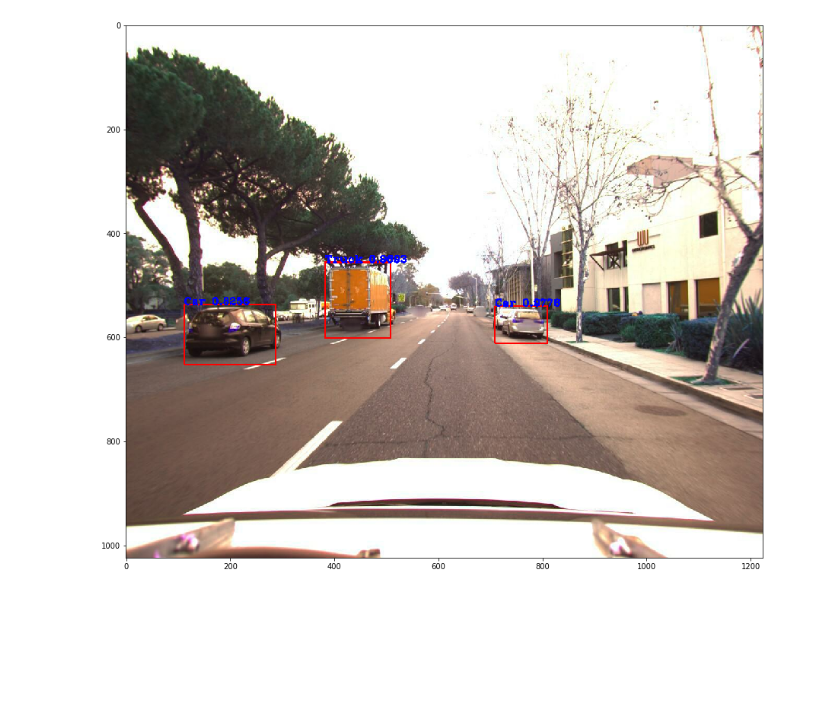
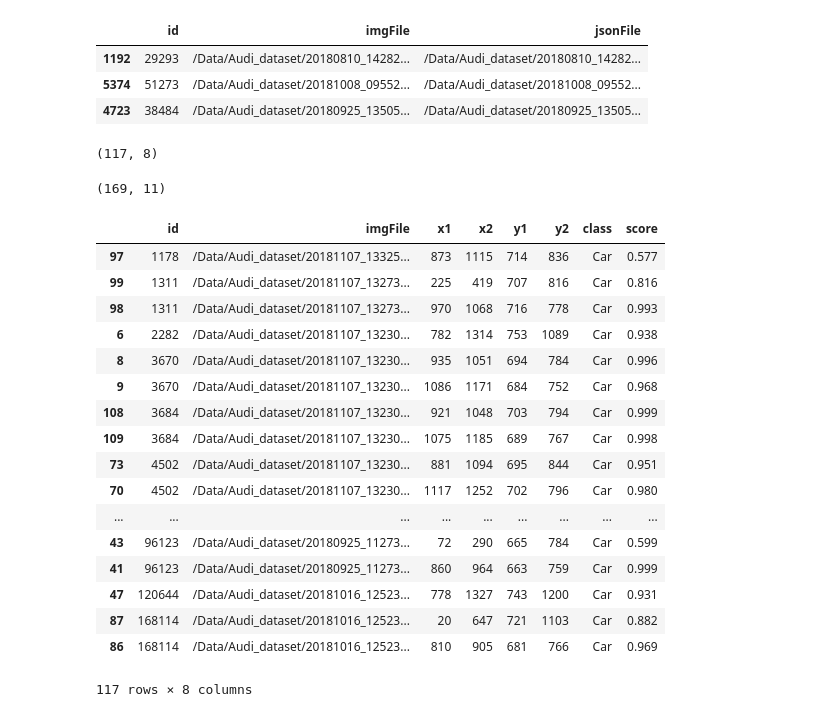
Before and after one commit to Suman-Saini/CapstoneProject_2, a Jupyter notebook: object_detection.ipynb, the cells around one changed output. Drawn from its saved outputs; the diff is of its cells as text; code cells hidden in the pictures; blank space fills up the shorter version.

```diff
--- a/object_detection.ipynb
+++ b/object_detection.ipynb
@@ -63,4 +63,30 @@ def detect():
-# %%
-detect()
-# %% [output]
-[figure, removed]
+# %%
+test_dataset = pd.read_csv('test.csv', index_col=0)
+test_dataset.head(3)
+# %% [output]
+|  | id | imgFile | jsonFile |
+| 1192 | 29293 | /Data/Audi_dataset/20180810_14282... | /Data/Audi_dataset/20180810_14282... |
+| 5374 | 51273 | /Data/Audi_dataset/20181008_09552... | /Data/Audi_dataset/20181008_09552... |
+| 4723 | 38484 | /Data/Audi_dataset/20180925_13505... | /Data/Audi_dataset/20180925_13505... |
+# %%
+cur_dir = os.getcwd()
+idx = 0
+df = pd.DataFrame(columns=['id','imgFile', 'x1', 'x2', 'y1', 'y2','class','score'])
+d = pd.DataFrame()
+for key, row in tqdm.tqdm(test_dataset[0:50].iterrows()):
+    outputs = detect(cur_dir+row['imgFile'])
+    boxes, objectness, classes, nums, wh = outputs
+    boxes, objectness, classes, nums = boxes[0], objectness[0], classes[0], nums[0]
+
+    for i in range(nums):
+        x1y1 = tuple((np.array(boxes[i][0:2]) * wh).astype(np.int32))
+        x2y2 = tuple((np.array(boxes[i][2:4]) * wh).astype(np.int32))
+        df.loc[idx] = pd.Series({'id':row['id'],'imgFile': row['imgFile'], 'x1': x1y1[0],
+                                 'x2': x2y2[0], 'y1':x1y1[1] , 'y2': x2y2[1],
+                                 'class':class_names[int(classes[i])],
+                                 'score':round(float(objectness[i]),3) })
+        idx += 1
+# %%
+df.shape
+# %% [output]
+(117, 8)
@@ -66,0 +97,26 @@ detect()
+# %%
+a = audiDf[audiDf.id.isin(arr)]
+a.shape
+# %% [output]
+(169, 11)
+# %%
+df.sort_values(['id','class','x1'],ascending= True)
+# %% [output]
+|  | id | imgFile | x1 | x2 | y1 | y2 | class | score |
+| 97 | 1178 | /Data/Audi_dataset/20181107_13325... | 873 | 1115 | 714 | 836 | Car | 0.577 |
+| 99 | 1311 | /Data/Audi_dataset/20181107_13273... | 225 | 419 | 707 | 816 | Car | 0.816 |
+| 98 | 1311 | /Data/Audi_dataset/20181107_13273... | 970 | 1068 | 716 | 778 | Car | 0.993 |
+| 6 | 2282 | /Data/Audi_dataset/20181107_13230... | 782 | 1314 | 753 | 1089 | Car | 0.938 |
+| 8 | 3670 | /Data/Audi_dataset/20181107_13230... | 935 | 1051 | 694 | 784 | Car | 0.996 |
+| 9 | 3670 | /Data/Audi_dataset/20181107_13230... | 1086 | 1171 | 684 | 752 | Car | 0.968 |
+| 108 | 3684 | /Data/Audi_dataset/20181107_13230... | 921 | 1048 | 703 | 794 | Car | 0.999 |
+| 109 | 3684 | /Data/Audi_dataset/20181107_13230... | 1075 | 1185 | 689 | 767 | Car | 0.998 |
+| 73 | 4502 | /Data/Audi_dataset/20181107_13230... | 881 | 1094 | 695 | 844 | Car | 0.951 |
+| 70 | 4502 | /Data/Audi_dataset/20181107_13230... | 1117 | 1252 | 702 | 796 | Car | 0.980 |
+| ... | ... | ... | ... | ... | ... | ... | ... | ... |
+| 43 | 96123 | /Data/Audi_dataset/20180925_11273... | 72 | 290 | 665 | 784 | Car | 0.599 |
+| 41 | 96123 | /Data/Audi_dataset/20180925_11273... | 860 | 964 | 663 | 759 | Car | 0.999 |
+| 47 | 120644 | /Data/Audi_dataset/20181016_12523... | 778 | 1327 | 743 | 1200 | Car | 0.931 |
+| 87 | 168114 | /Data/Audi_dataset/20181016_12523... | 20 | 647 | 721 | 1103 | Car | 0.882 |
+| 86 | 168114 | /Data/Audi_dataset/20181016_12523... | 810 | 905 | 681 | 766 | Car | 0.969 |
+117 rows × 8 columns
```
Also changed, not shown: parts of 4 cells of this notebook, 5 other files.
